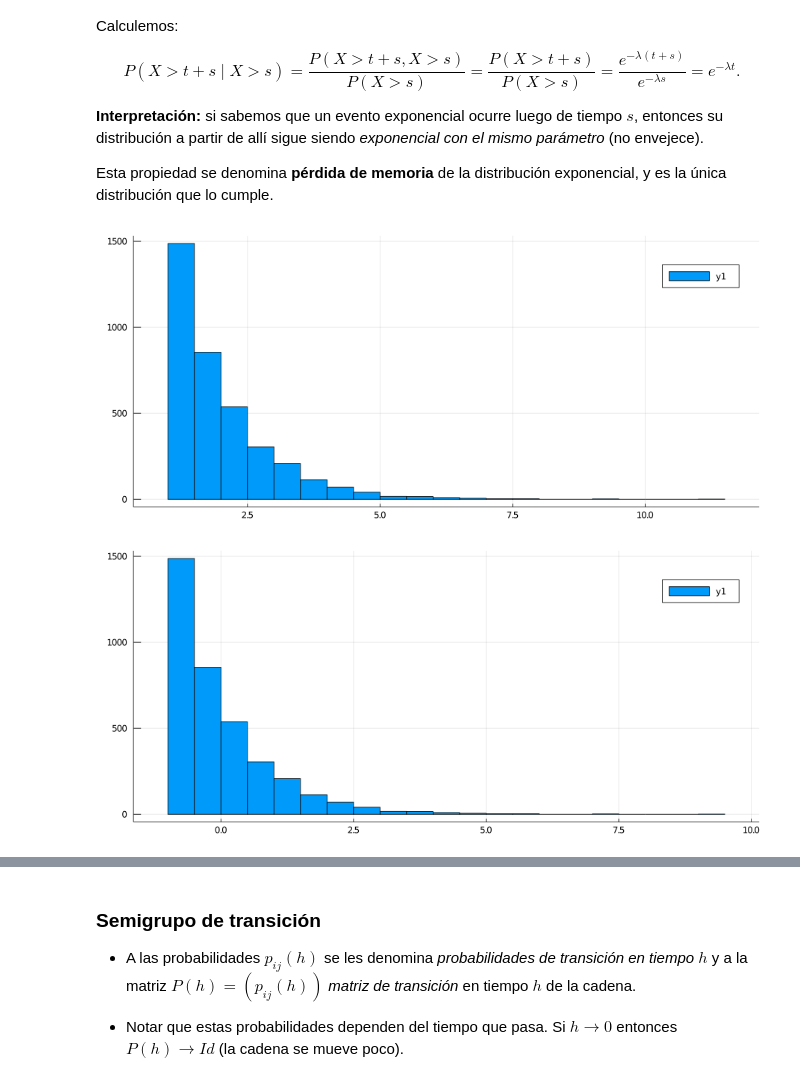
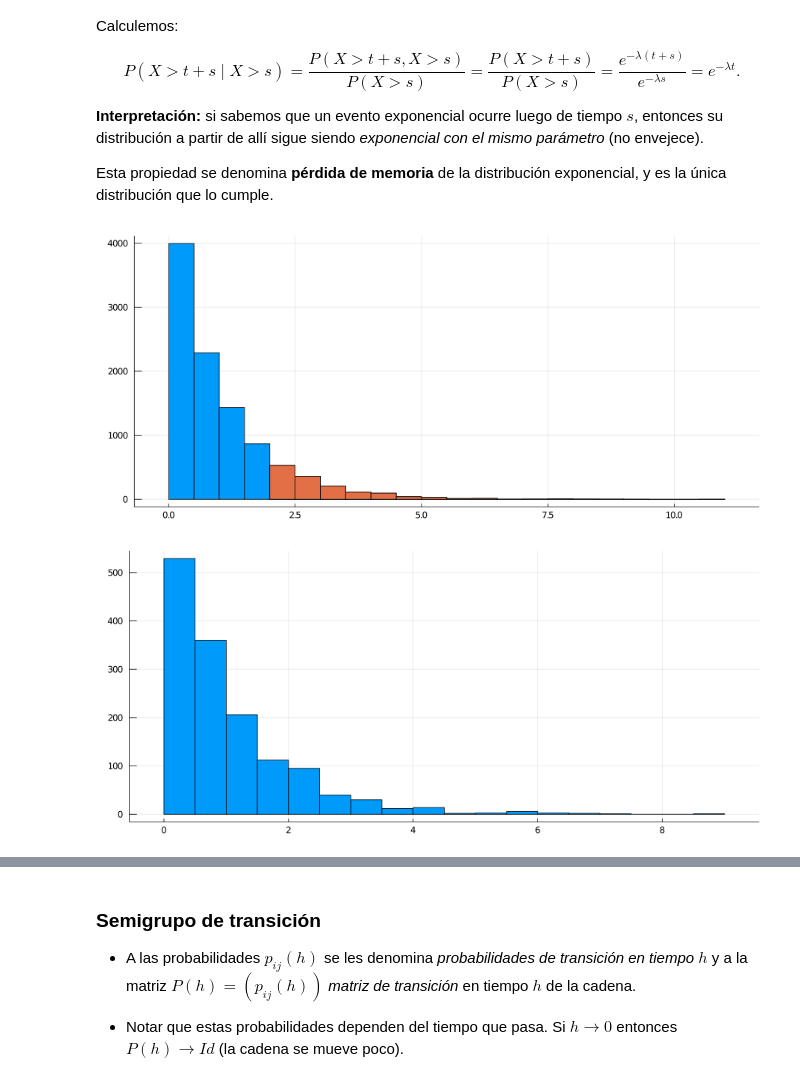
Before and after one commit to aferragu/analisisderedes, a Jupyter notebook: Cadenas de Markov de Tiempo Continuo.ipynb, the cells around one changed output, grey strips where cells are left out. Cells and saved outputs as stored; diff of their text form; code cells hidden in the pictures.

```diff
--- a/Cadenas de Markov de Tiempo Continuo.ipynb
+++ b/Cadenas de Markov de Tiempo Continuo.ipynb
@@ -176,24 +181,26 @@ lambda=1.0
 d=Exponential(1/lambda)
 
 n=10000
-s=1.0
+s=2.0
 
 
 X=rand(d,n)
 
 Y = X[X.>s]
 
-hist=fit(Histogram,Y, nbins=30)
-plot(hist, legend=:mone)
+hist=fit(Histogram,X, nbins=30)
+hist2=fit(Histogram,Y, nbins=30)
+plot(hist, legend=:none)
+plot!(hist2, legend=:none)
 # %% [output]
-[figure, old version]
+[figure, new version]
 # %%
 Y=Y .-s
 
 hist=fit(Histogram,Y, nbins=30)
-plot(hist, legend=:mone)
+plot(hist, legend=:none)
 # %% [output]
-[figure, old version]
+[figure, new version]
 # %% [markdown]
 ## Cadenas de Markov de Tiempo Continuo
 
```
Also changed, not shown: parts of 14 cells of this notebook.
